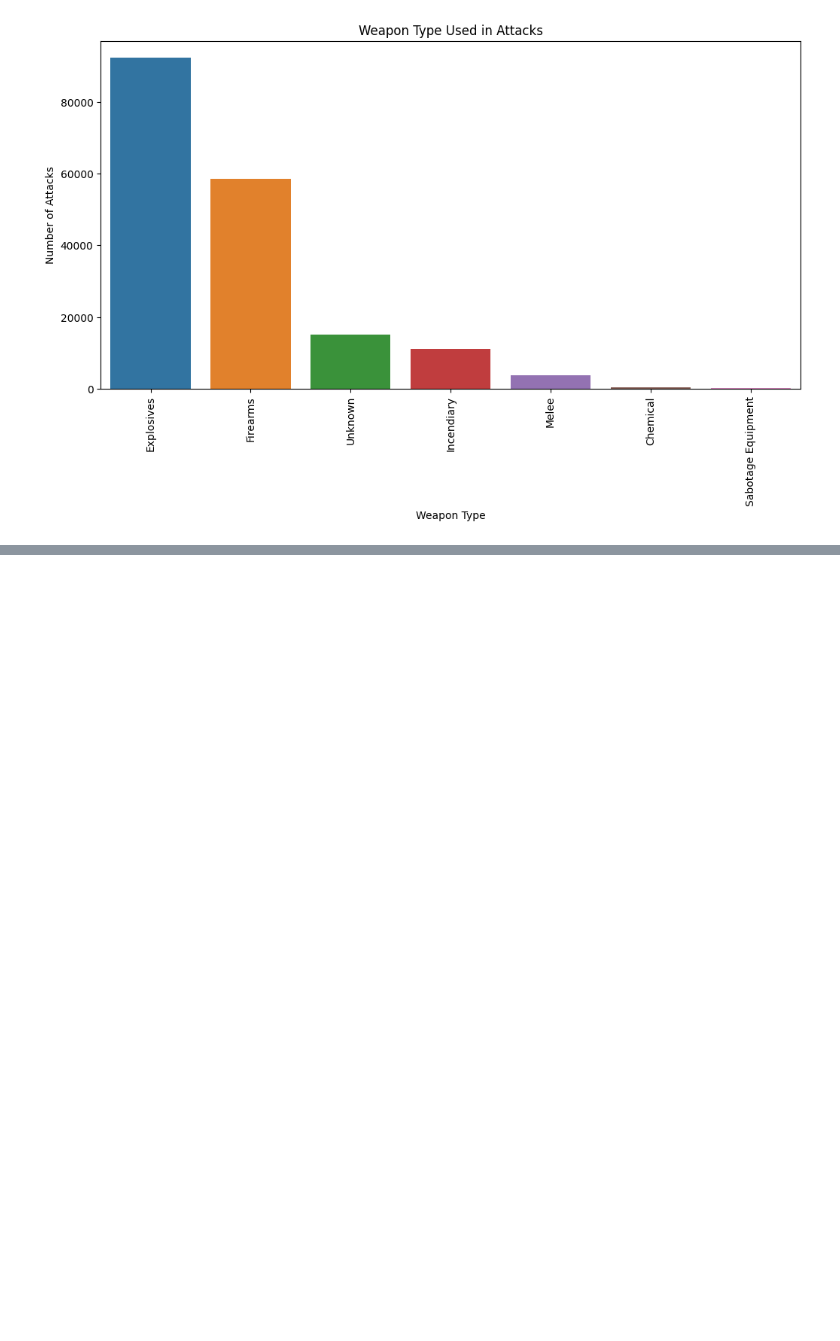
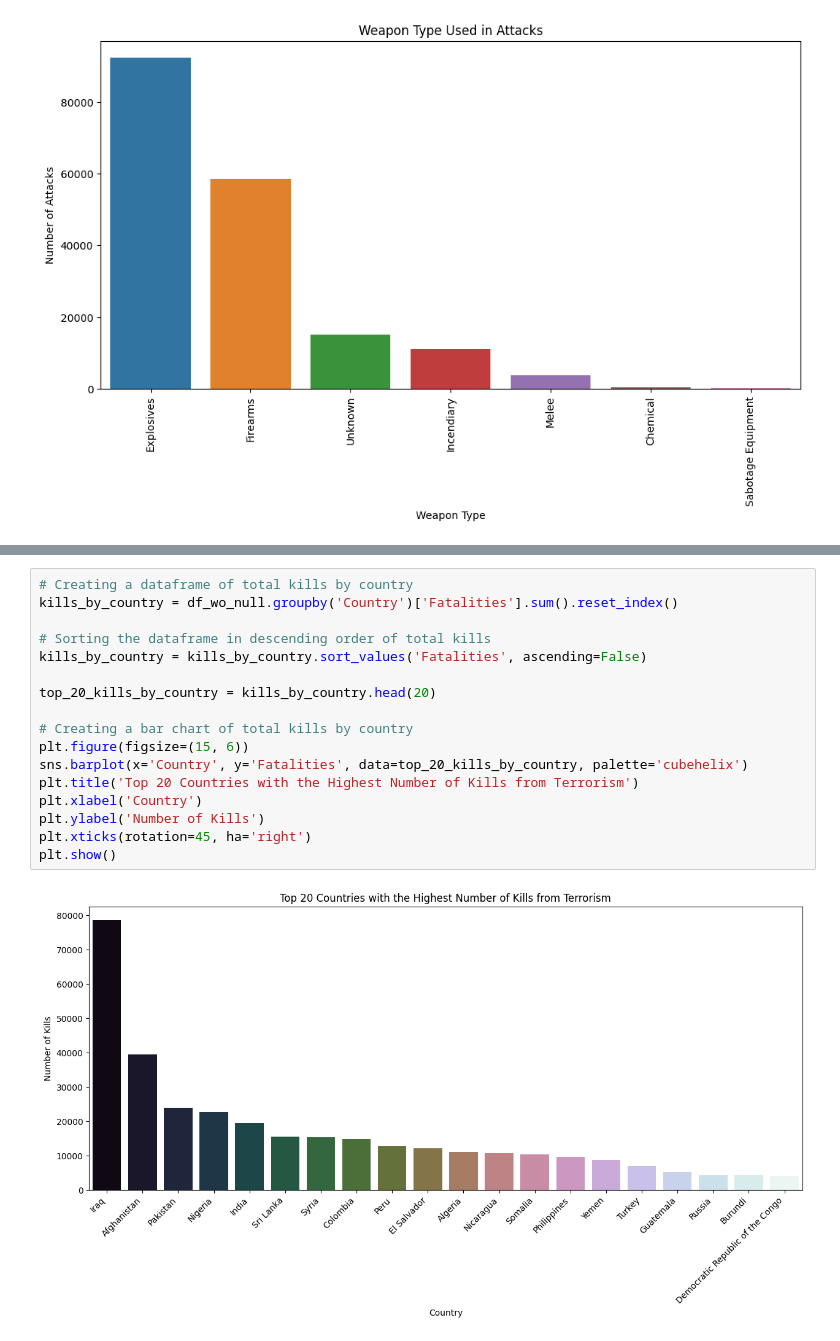
Before and after one commit to hitcaff/GLOBAL-TERRORISM-ANALYSIS, a Jupyter notebook: Hitesh_Srivastava__Global_Terrorism_Analysis_Capstone_Project.ipynb, the cells around one changed output, grey strips where cells are left out. Drawn from its saved outputs; the diff is of its cells as text; blank space fills up the shorter version.

```diff
--- a/Hitesh_Srivastava__Global_Terrorism_Analysis_Capstone_Project.ipynb
+++ b/Hitesh_Srivastava__Global_Terrorism_Analysis_Capstone_Project.ipynb
@@ -520,0 +563,19 @@ plt.show()
+# %%
+# Creating a dataframe of total kills by country
+kills_by_country = df_wo_null.groupby('Country')['Fatalities'].sum().reset_index()
+
+# Sorting the dataframe in descending order of total kills
+kills_by_country = kills_by_country.sort_values('Fatalities', ascending=False)
+
+top_20_kills_by_country = kills_by_country.head(20)
+
+# Creating a bar chart of total kills by country
+plt.figure(figsize=(15, 6))
+sns.barplot(x='Country', y='Fatalities', data=top_20_kills_by_country, palette='cubehelix')
+plt.title('Top 20 Countries with the Highest Number of Kills from Terrorism')
+plt.xlabel('Country')
+plt.ylabel('Number of Kills')
+plt.xticks(rotation=45, ha='right')
+plt.show()
+# %% [output]
+[figure, added]
```
Also changed, not shown: parts of 20 cells of this notebook.
